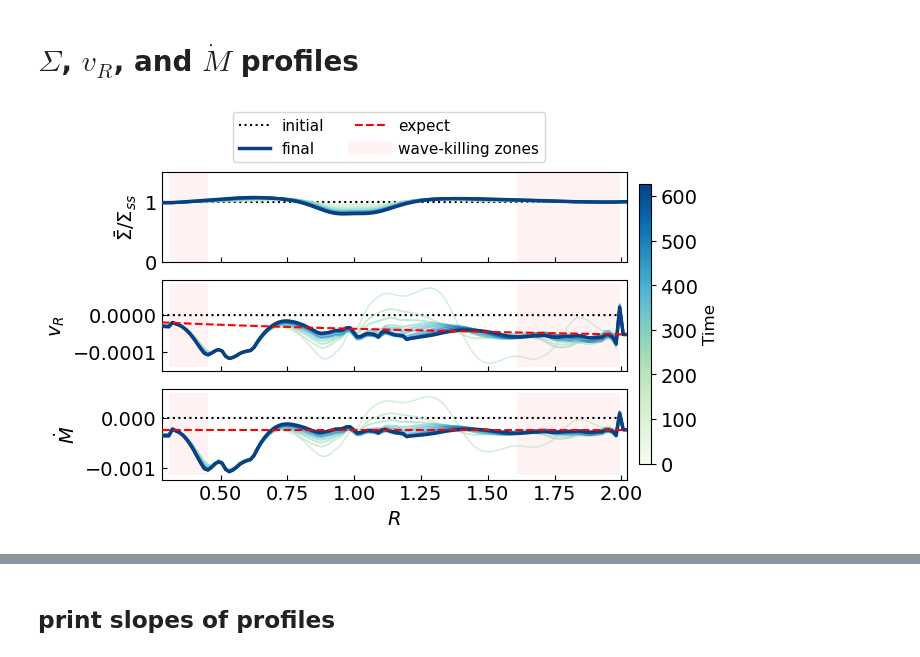
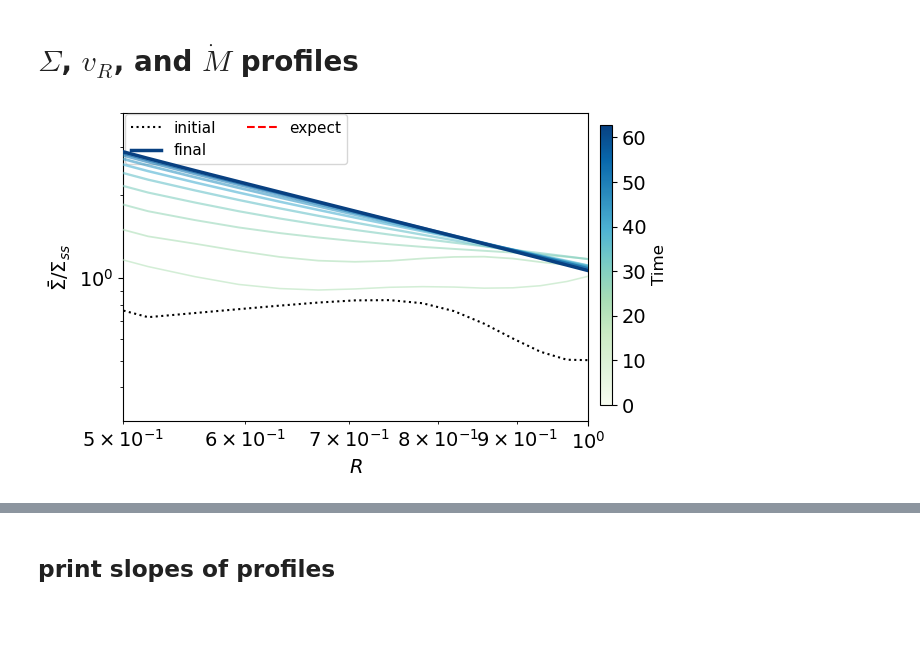
Before and after one commit to Jupiter1994/athena-warps, a Jupyter notebook: warped-disks/jiarus_diagnosis_2d.ipynb, the cells around one changed output, grey strips where cells are left out. Cells and saved outputs as stored; diff of their text form; code cells hidden in the pictures; blank space fills up the shorter version.

Commit message:
Sigma_in experiment

```diff
--- a/warped-disks/jiarus_diagnosis_2d.ipynb
+++ b/warped-disks/jiarus_diagnosis_2d.ipynb
@@ -13,7 +13,8 @@ import athena_read
 import glob
 # %%
 ## Snapshots registration
-sim_name = 'disk-2d-planet7'
+#sim_name = 'disk-2d-planet8a'
+sim_name = 'disk-cyl14'
 path = '/scratch/phn2956/' + sim_name + '/'
 #path = '/scratch/phn2956/disk_2d_viscous_gap/'
 snapshot_list = sorted(glob.glob(path+'disk.out1.*.athdf'))
@@ -22,13 +23,13 @@ snapshot_list = sorted(glob.glob(path+'disk.out1.*.athdf'))
 # %%
 ## Plot density, v_r, and Mdot
 
-snapshot_plot = snapshot_list[0:201:20]
+snapshot_plot = snapshot_list[0:11:1]
 
 ## NOTE: I think the color scaling is wrong when the first snapshot isn't i=0, but it's a minor point
 norm   = mcolors.PowerNorm(gamma=1.5, vmin=0, vmax=len(snapshot_plot)-1)
 colors = [GnBu(0.3 + 0.7 * norm(i)) for i in range(len(snapshot_plot))]
 
-fig,axs = plt.subplots(3,1, figsize=(6,4),sharex=True,sharey=False)
+fig,axs = plt.subplots(1,1, figsize=(6,4),sharex=True,sharey=False)
 
 for i, frame in enumerate(snapshot_plot):
 
@@ -77,70 +78,71 @@ for i, frame in enumerate(snapshot_plot):
         kws = {'c': current_color, 'lw': lw, 'alpha': 0.6, 'zorder': zorder}
 
     Sigma_sol = Sigma_avg[-1] * (rad_app/rad_app[-1])**-1.5
-    axs[0].plot(rad_app,Sigma_avg/Sigma_sol,**kws)
-    axs[1].plot(rad_app,vr,**kws)
-    axs[2].plot(rad_app,Mdot,**kws)
+    axs.loglog(rad_app,Sigma_avg,**kws)
+    # axs[1].plot(rad_app,vr,**kws)
+    # axs[2].plot(rad_app,Mdot,**kws)
 
 sm = plt.cm.ScalarMappable(cmap=GnBu, norm=plt.Normalize(vmin=0, vmax=t_sim))
 cbar_ax = fig.add_axes([0.92, 0.15, 0.02, 0.7]) # [from left, from bottom, width, height]
 cbar = fig.colorbar(sm, cax=cbar_ax)
 cbar.set_label('Time', fontsize=12)
 
 #### Add analytical solutions
 #Sigma_sol = Sigma[-1] * (rad_app/rad_app[-1])**-1.5
 vR_sol    = vr[-1] * (rad_app/rad_app[-1])**0.5
 Mdot_sol  = Mdot[-1] * (rad_app/rad_app[-1])**0
 
 kws_theory = {'c': 'r', 'lw': 1.5, 'ls': '--', 'zorder': zorder+200}
 #axs[0].plot(rad_app,Sigma_sol,**kws_theory)
-axs[1].plot(rad_app,vR_sol,**kws_theory)
-axs[2].plot(rad_app,Mdot_sol,**kws_theory)
-axs[0].plot([],[],c='r',lw=1.5,ls='--',zorder=zorder+200,label='expect')
+# axs[1].plot(rad_app,vR_sol,**kws_theory)
+# axs[2].plot(rad_app,Mdot_sol,**kws_theory)
+axs.plot([],[],c='r',lw=1.5,ls='--',zorder=zorder+200,label='expect')
 
 #### labels
-axs[0].set_ylabel(r'$\bar{\Sigma}/\Sigma_{ss}$')
-axs[1].set_ylabel(r'$v_{R}$')
-axs[2].set_ylabel(r'$\dot{M}$')
-axs[-1].set_xlabel(r'$R$')
-axs[-1].set_xlim(rad_app[[0, -1]])
+axs.set_ylabel(r'$\bar{\Sigma}/\Sigma_{ss}$')
+# axs[1].set_ylabel(r'$v_{R}$')
+# axs[2].set_ylabel(r'$\dot{M}$')
+axs.set_xlabel(r'$R$')
+#axs.set_xlim(rad_app[[0, -1]])
+axs.set_xlim(0.5, 1)
 
-axs[0].set_ylim(0, 1.5)
-#axs[1].set_ylim(-5e-3, 3.5e-3)
-#axs[2].set_ylim(-3e-2, 3e-2)
+axs.set_ylim(0., 4.)
+# axs[1].set_ylim(-1.1e-4, 1.1e-4)
+# axs[2].set_ylim(-.7e-3, .7e-3)
 
-for ax in axs.flatten():
-    ax.tick_params(which='both',direction='in')
+# for ax in axs.flatten():
+#     ax.tick_params(which='both',direction='in')
 
-r_in = 0.3 # 0.5
-r_out = 2.0
-r_iwkz = 0.46 # 0.7
-r_owkz = 1.6
+r_in = 0.3 # 0.5 # 0.4
+r_out = 2.0 # 2.5
+r_iwkz = 0.46 # 0.7 # 0.5
+r_owkz = 1.6 # 2.1
 
-# locations of wave-killing zones
-where = ((rad_app > r_in) & (rad_app < r_iwkz)) | \
+wave_killing = False
+if wave_killing:
+    # locations of wave-killing zones
+    where = ((rad_app > r_in) & (rad_app < r_iwkz)) | \
             ((rad_app > r_owkz) & (rad_app < r_out))
+    axs.fill_between(rad_app, axs[0].get_ylim()[1], where = where,\
+                facecolor='red', alpha=0.05)
+    # axs[1].fill_between(rad_app, axs[1].get_ylim()[0], axs[1].get_ylim()[1], \
+    #             where = where, facecolor='red', alpha=0.05)
+    # axs[2].fill_between(rad_app, axs[2].get_ylim()[0], axs[2].get_ylim()[1], \
+    #             where = where, facecolor='red', alpha=0.05)
 
-axs[0].fill_between(rad_app, axs[0].get_ylim()[1], where = where,\
-            facecolor='red', alpha=0.05)
-axs[1].fill_between(rad_app, axs[1].get_ylim()[0], axs[1].get_ylim()[1], \
-            where = where, facecolor='red', alpha=0.05)
-axs[2].fill_between(rad_app, axs[2].get_ylim()[0], axs[2].get_ylim()[1], \
-            where = where, facecolor='red', alpha=0.05)
+    axs.plot([],[],color='red',linewidth=10, alpha=0.05, label='wave-killing zones')
 
-axs[0].plot([],[],color='red',linewidth=10, alpha=0.05, label='wave-killing zones')
-
-axs[0].legend(
+axs.legend(
     fontsize=11,
     loc='upper left',
-    bbox_to_anchor=(0.15, 1.22, 1.02, .452),
+    #bbox_to_anchor=(0.15, 1.22, 1.02, .452),
     ncol=2,
     #mode="expand",
     borderaxespad=0.1
 )
 
-
-save_fig = True
+save_fig = False
 if save_fig:
-    plt.savefig("Figs/Snapshots/" + sim_name + "-snapshots.png", bbox_inches='tight')
+    plt.savefig("Figs/Snapshots/" + sim_name + "-snapshots-t=300.png", bbox_inches='tight')
 # %% [output]
-[figure, old version]
+[figure, new version]
```
Also changed, not shown: parts of 4 cells of this notebook, 3 other files.
